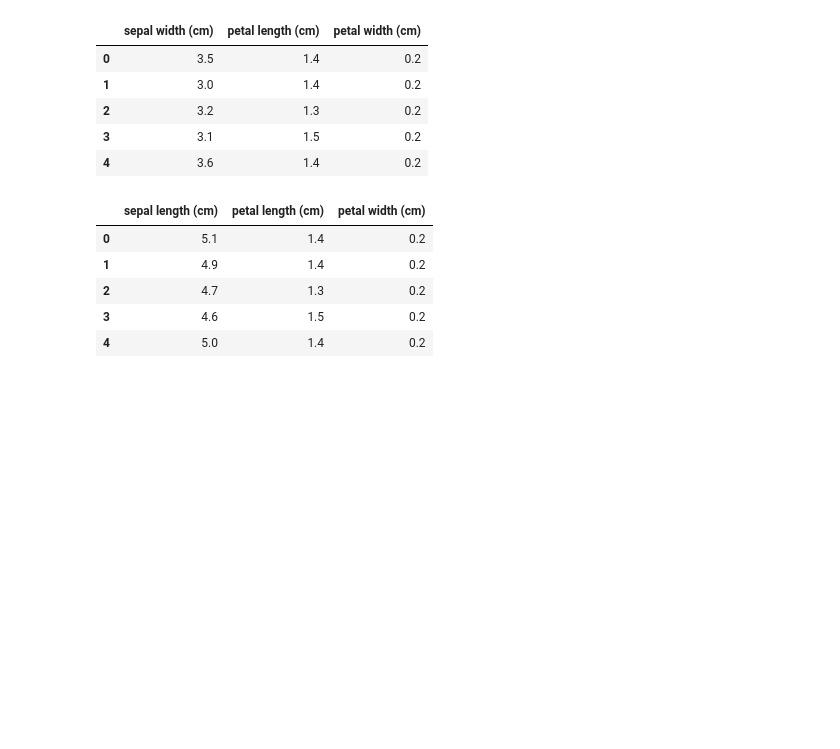
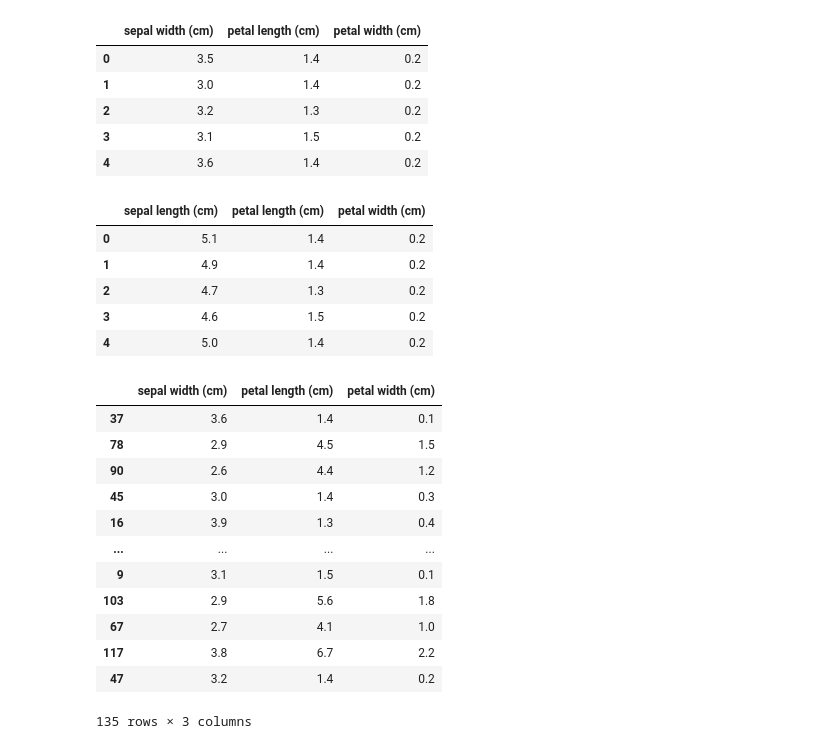
Before and after one commit to Sreekanthrshekar/personal_projects, a Jupyter notebook: iris.ipynb, the cells around one changed output. Drawn from its saved outputs; the diff is of its cells as text; code cells hidden in the pictures; blank space fills up the shorter version.

Commit message:
splitted the new features and target into train and test set.

```diff
--- a/iris.ipynb
+++ b/iris.ipynb
@@ -112,3 +112,23 @@ X2.head()
 | 2 | 4.7 | 1.3 | 0.2 |
 | 3 | 4.6 | 1.5 | 0.2 |
 | 4 | 5.0 | 1.4 | 0.2 |
+# %%
+X1_train,X1_test,y_train,y_test = train_test_split(X1,y,random_state =0,train_size =0.9)
+X2_train,X2_test,y_train,y_test = train_test_split(X2,y,random_state =0,train_size =0.9)
+# splitted the new features and target into train and test set.
+# %%
+X1_train
+# %% [output]
+|  | sepal width (cm) | petal length (cm) | petal width (cm) |
+| 37 | 3.6 | 1.4 | 0.1 |
+| 78 | 2.9 | 4.5 | 1.5 |
+| 90 | 2.6 | 4.4 | 1.2 |
+| 45 | 3.0 | 1.4 | 0.3 |
+| 16 | 3.9 | 1.3 | 0.4 |
+| ... | ... | ... | ... |
+| 9 | 3.1 | 1.5 | 0.1 |
+| 103 | 2.9 | 5.6 | 1.8 |
+| 67 | 2.7 | 4.1 | 1.0 |
+| 117 | 3.8 | 6.7 | 2.2 |
+| 47 | 3.2 | 1.4 | 0.2 |
+135 rows × 3 columns
```
